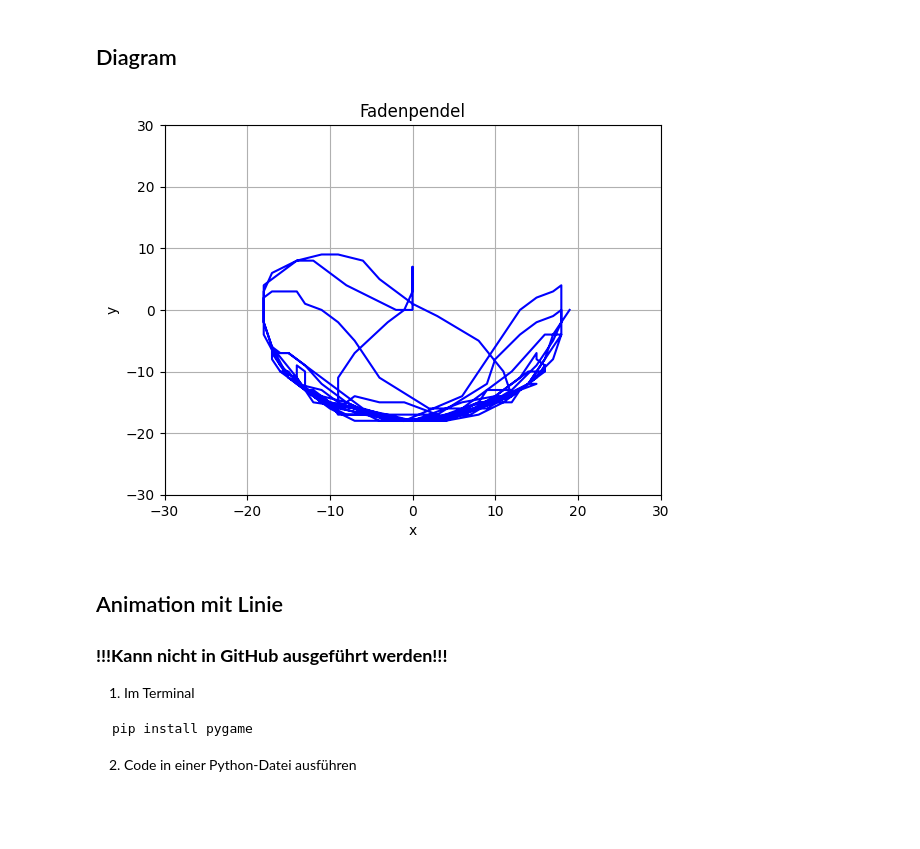
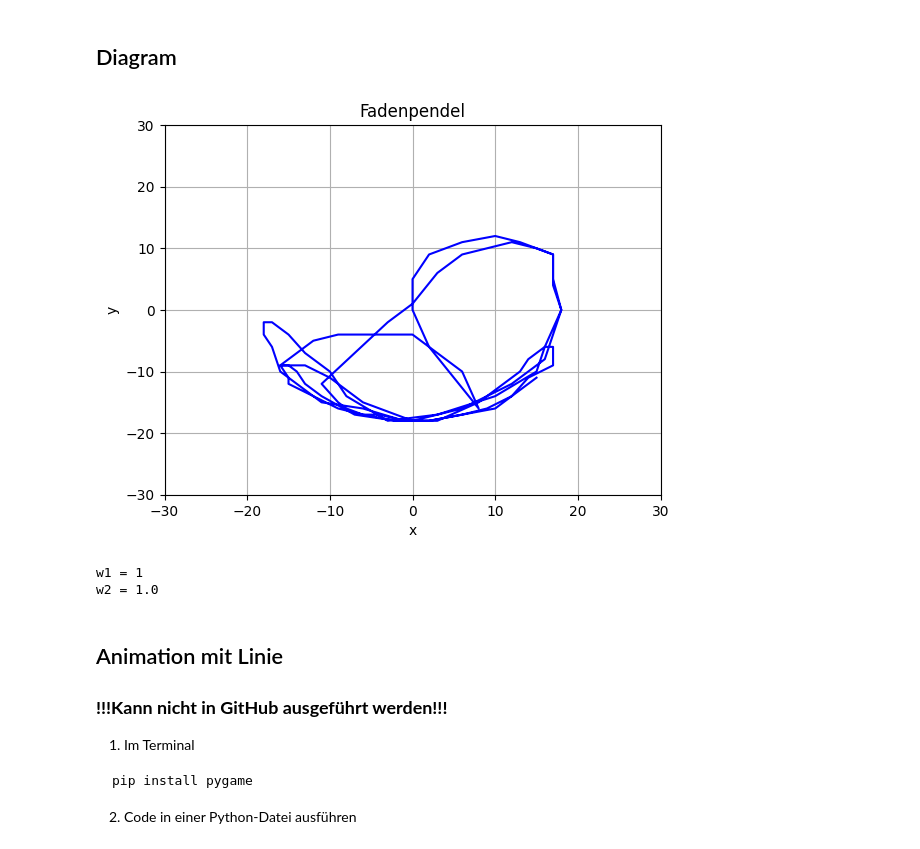
Before and after one commit to TheodorMueller/TG12-3, a Jupyter notebook: Seminarkurs/Projekt_Chaospendel/Doppel Pendel.ipynb, the cells around one changed output. Saved outputs shown, nothing was run; the diff lists cells and outputs as text; code cells hidden in the pictures; blank space fills up the shorter version.

```diff
--- a/Seminarkurs/Projekt_Chaospendel/Doppel Pendel.ipynb
+++ b/Seminarkurs/Projekt_Chaospendel/Doppel Pendel.ipynb
@@ -34,8 +34,8 @@ def endPosBerechnen(pos, w, L):
 
 #Variablen
 g = 1                                                       #Gravitation
-w1 = pi / 2                                                 #Winkel in radian
-w2 = pi / 2
+w1 = 1                                                #Winkel in radian
+w2 = 1.000
 L1 = 10                                                      #Länge
 L2 = 10
 m1 = 3                                                     #Masse
@@ -43,6 +43,8 @@ m2 = 5
 
 lim = (-(L1+L2+10), L1+L2+10)
 
+w1s = w1
+w2s = w2
 
 
 w1_1 = w1_2 = w2_1 = w2_2 = 0                               #Ableitung des Winkels      =>w1_1 == Geschwindigkeit      =>w1_2 == Beschleunigung
@@ -59,7 +61,7 @@ altePos = ePos2                                             #Alte Position speic
 
 
 
-for i in range(0,245):
+for i in range(0,100):
     #Formeln für 1. Pendel
     w1_2 = -g*(2*m1+m2)*sin(w1)-m2*g*sin(w1-2*w2)-2*sin(w1-w2)*m2*(w2_1**2*L2+w1_1**2*L1*cos(w1-w2))
     w1_2 = w1_2 / (L1*(2*m1+m2-m2*cos(2*w1-2*w2)))
@@ -69,34 +71,38 @@ for i in range(0,245):
     w2_2 = w2_2 / (L2*(2*m1+m2-m2*cos(2*w1-2*w2)))
 
     #Winkel ändern vom 1. Pendel
     w1_1 += w1_2                                            #Die Beschleunigung(w1_2) verändert die Geschwindigkeit(w1_1)
     w1 += w1_1                                              #Die Geschwindigkeit(w1_1) verändert den Winkel(w1)
 
     #Winkel ändern vom 2. Pendel
     w2_1 += w2_2                                            #Die Beschleunigung(w2_2) verändert die Geschwindigkeit(w2_1)
     w2 += w2_1                                              #Die Geschwindigkeit(w2_1) verändert den Winkel(w2)
 
 
     #Neue Endposition berechnen
     ePos1 = endPosBerechnen(aPos1, w1, L1)                  #Neue Endposition 1.Pendel berechnen
     aPos2 = ePos1                                           #Neue Anfangsposition 2.Pendel == Neue Endposition 1.Pendel (da sie da verbunden sind)
     ePos2 = endPosBerechnen(aPos2, w2, L2)                  #Neue Endposition 2.Pendel berechnen
 
     x, y = ePos2
     xges.append(x)
     yges.append(y)
 
 
 plt.plot(xges,yges, color='blue')
 plt.grid()
 plt.xlabel("x")
 plt.ylabel("y")
 plt.xlim(lim)
 plt.ylim(lim)
 plt.title("Fadenpendel")
 plt.show()
+print(f"w1 = {w1s}")
+print(f"w2 = {w2s}")
 # %% [output]
-[figure, old version]
+[figure, new version]
+w1 = 1
+w2 = 1.0
 # %% [markdown]
 ## Animation mit Linie
 ### **!!!Kann nicht in GitHub ausgeführt werden!!!**
```
Also changed, not shown: 3 other files.
